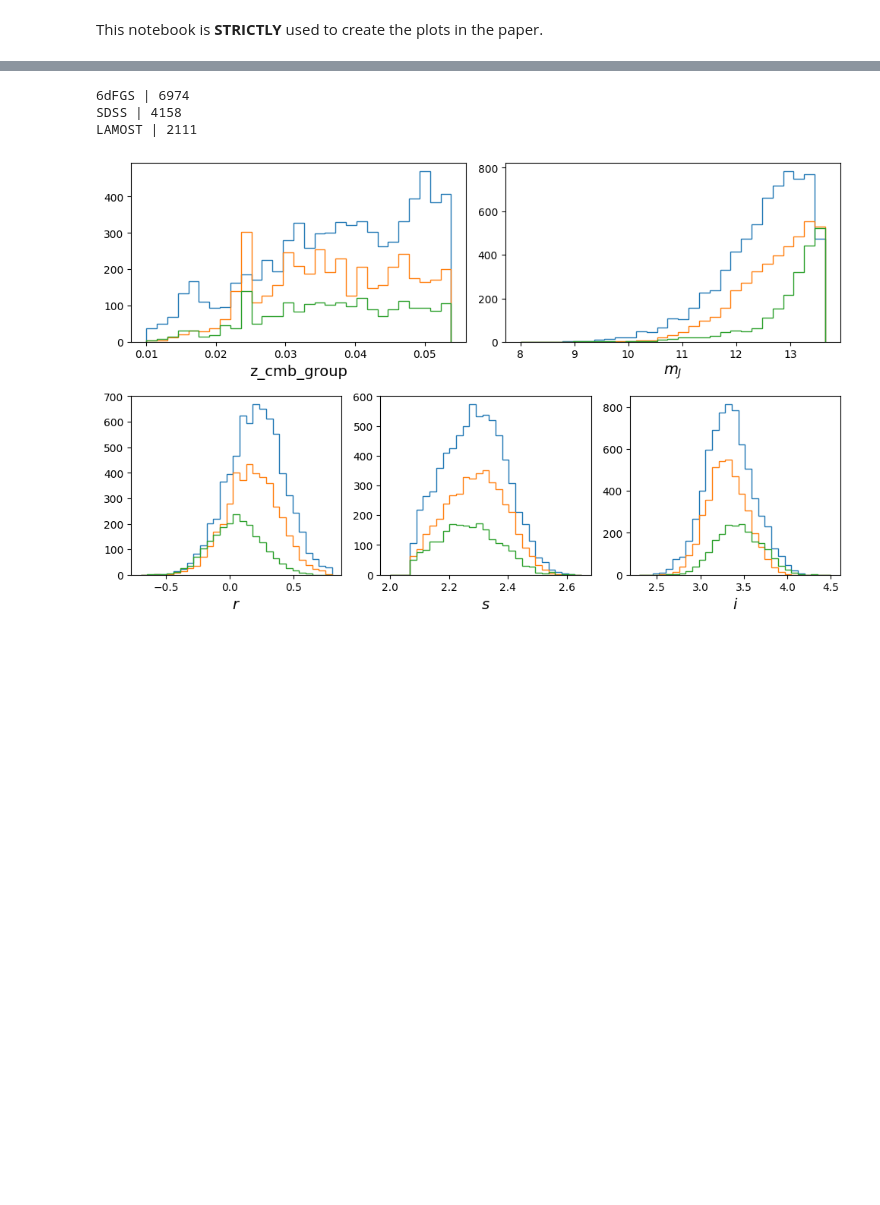
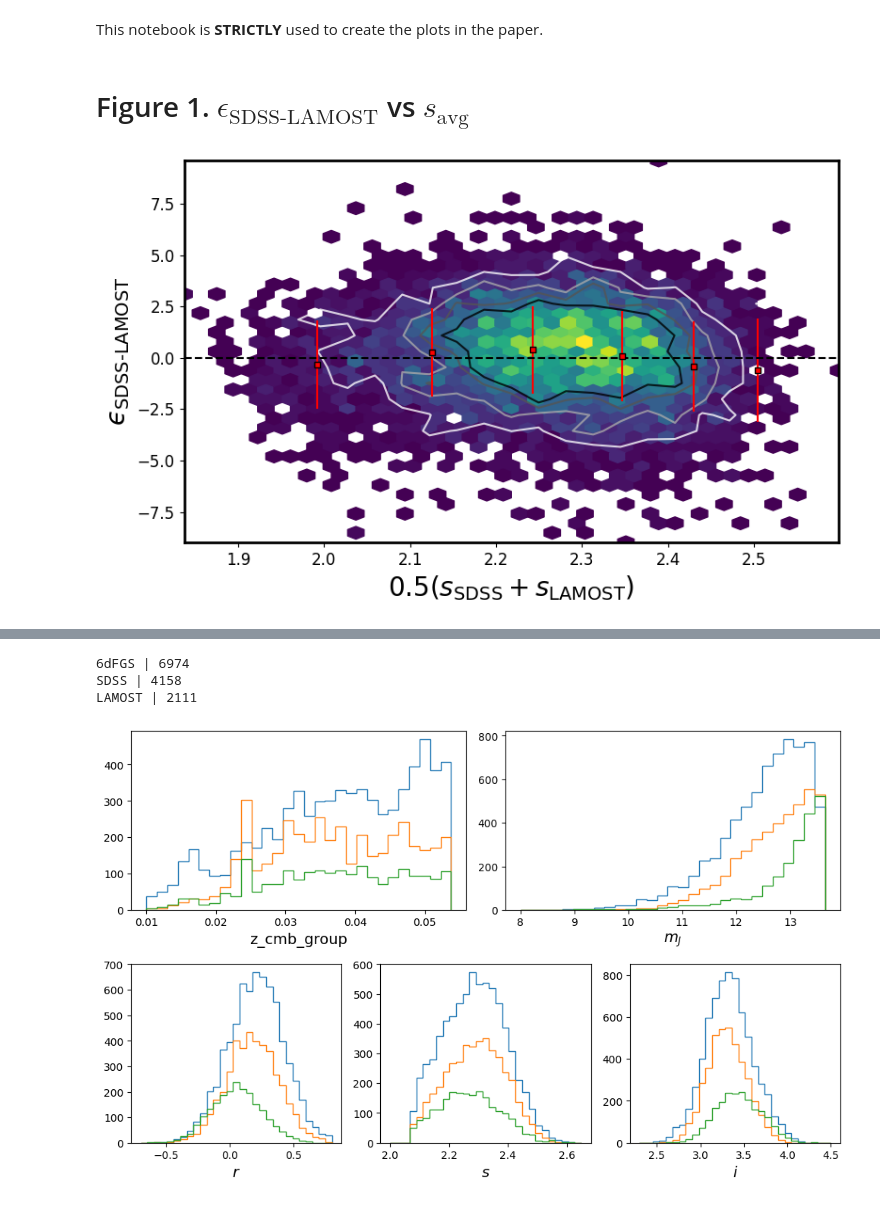
Before and after one commit to mrafifrbbn/thesis-research-2.0, a Jupyter notebook: notebooks/plots.ipynb, the cells around one changed output, grey strips where cells are left out. Saved outputs shown, nothing was run; the diff lists cells and outputs as text; code cells hidden in the pictures; blank space fills up the shorter version.

```diff
--- a/notebooks/plots.ipynb
+++ b/notebooks/plots.ipynb
@@ -49,3 +50,68 @@ ROOT_PATH = os.environ.get('ROOT_PATH')
 SMIN_SETTING = int(os.environ.get('SMIN_SETTING'))
 FP_SETTING = int(os.environ.get('FP_SETTING'))
 COMPLETENESS_SETTING = int(os.environ.get('COMPLETENESS_SETTING'))
+# %% [markdown]
+# Figure 1. $ϵ_\text{SDSS-LAMOST}$ vs $s_\text{avg}$
+# %%
+VELDISP_ORI_OUTPUT_FILEPATH = os.path.join(ROOT_PATH, 'data/processed/veldisp_calibrated/repeat_ori.csv')
+
+df = pd.read_csv(VELDISP_ORI_OUTPUT_FILEPATH)
+df = df[~(df['s_sdss'].isna()) & ~(df['s_lamost'].isna())]
+
+# Calculate epsilon
+df['epsilon'] = (df['s_sdss'] - df['s_lamost']) / np.sqrt(df['es_sdss']**2 + df['es_lamost']**2)
+df = df[np.absolute(df['epsilon']) < 10.]
+# Calculate the average (to avoid correlated errors)
+df['s_avg'] = 0.5 * (df['s_sdss'] + df['s_lamost'])
+
+# Prepare the bins
+S_BIN_WIDTH = 50.
+# bin_list = np.log10(np.arange(10**df['s_avg'].min(), 10**df['s_avg'].max() + S_BIN_WIDTH, S_BIN_WIDTH))
+bin_list = np.log10(np.array([1., 112., 150., 200., 250., 300., 500.]))
+bin_label = range(1, len(bin_list))
+df['s_bin'] = pd.cut(df['s_avg'], bin_list, labels=bin_label)
+
+# Create the figure
+fig, ax = plt.subplots(figsize=DEFAULT_FIGSIZE)
+
+# Create hexbin plot and bin coordinate and its corresponding value
+h = ax.hexbin(df['s_avg'], df['epsilon'], gridsize=(40, 20), mincnt=1)
+xy = h.get_offsets()
+x = xy[:, 0]
+y = xy[:, 1]
+v = h.get_array()
+
+xi=np.linspace(x.min(), x.max(), 25)
+yi=np.linspace(y.min(), y.max(), 25)
+
+# Create contour plot
+X,Y= np.meshgrid(xi,yi)
+Z = griddata((x, y), v, (X, Y), method='cubic')
+ax.contour(X, Y, Z, levels=[5, 10, 15, 20], cmap='gist_yarg', alpha=0.8)
+
+# Create binned epsilon
+df_grouped = df.groupby(['s_bin'], observed=False).agg(bin_count=('epsilon', 'count'), s_avg_mean=('s_avg', 'mean'), epsilon_mean=('epsilon', 'mean'), epsilon_std=('epsilon', 'std'))
+df_grouped['mean_error'] = df_grouped['epsilon_std'] / np.sqrt(df_grouped['bin_count'])
+ax.errorbar(x=df_grouped['s_avg_mean'], y=df_grouped['epsilon_mean'], yerr=df_grouped['epsilon_std'], marker='s', mfc='red',
+         mec='k', ms=5, mew=1, ecolor='red', color='red', ls='none')
+
+# Create horizontal line
+ax.axhline(y=0, color='k', ls='--')
+
+# Labels and stuff
+ax.set_xlabel(r'$0.5(s_\text{SDSS} + s_\text{LAMOST})$', fontsize=20)
+ax.set_ylabel(r'$ϵ_\text{SDSS-LAMOST}$', fontsize=20)
+ax.tick_params(axis='x', labelsize=12)
+ax.tick_params(axis='y', labelsize=12)
+
+for axis in ['top','bottom','left','right']:
+    ax.spines[axis].set_linewidth(2)
+
+
+# Save figure
+fig.tight_layout()
+# plt.savefig('../img/veldisp_calib/epsilon_vs_savg.pdf', dpi=300)
+
+plt.show()
+# %% [output]
+[figure, added]
```
Also changed, not shown: parts of 7 cells of this notebook, 10 other files.
